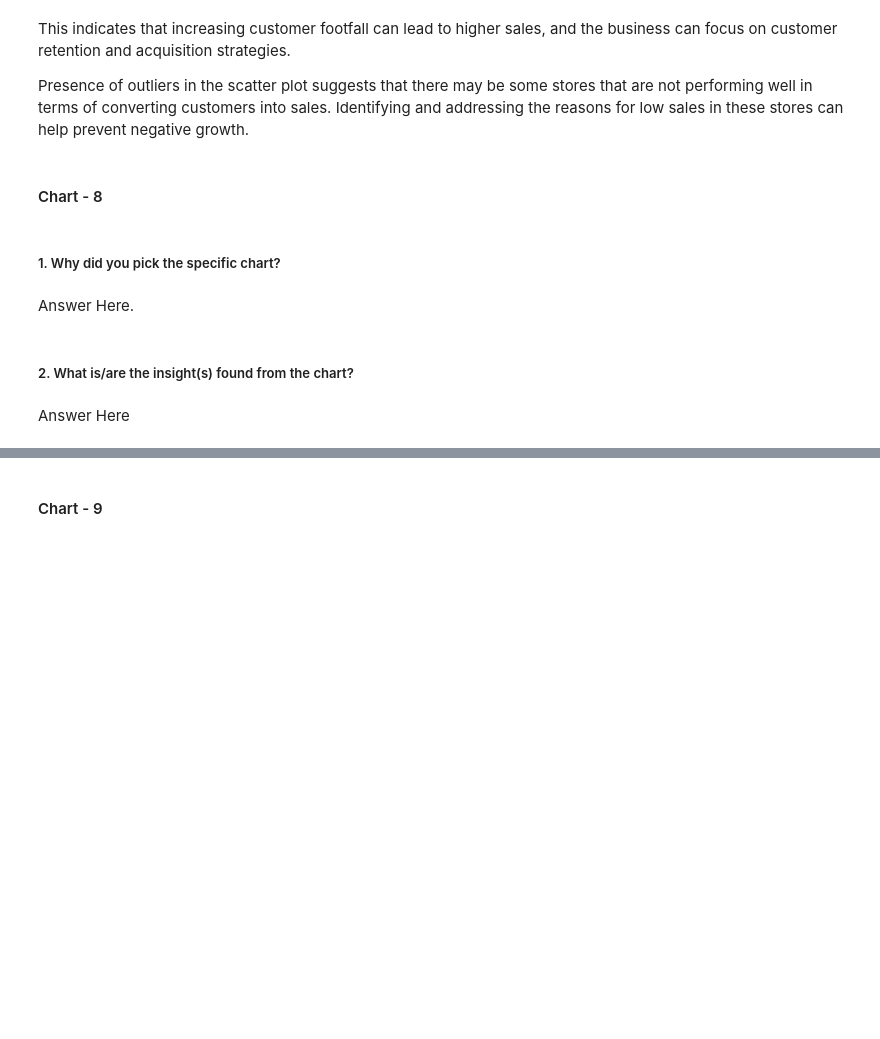
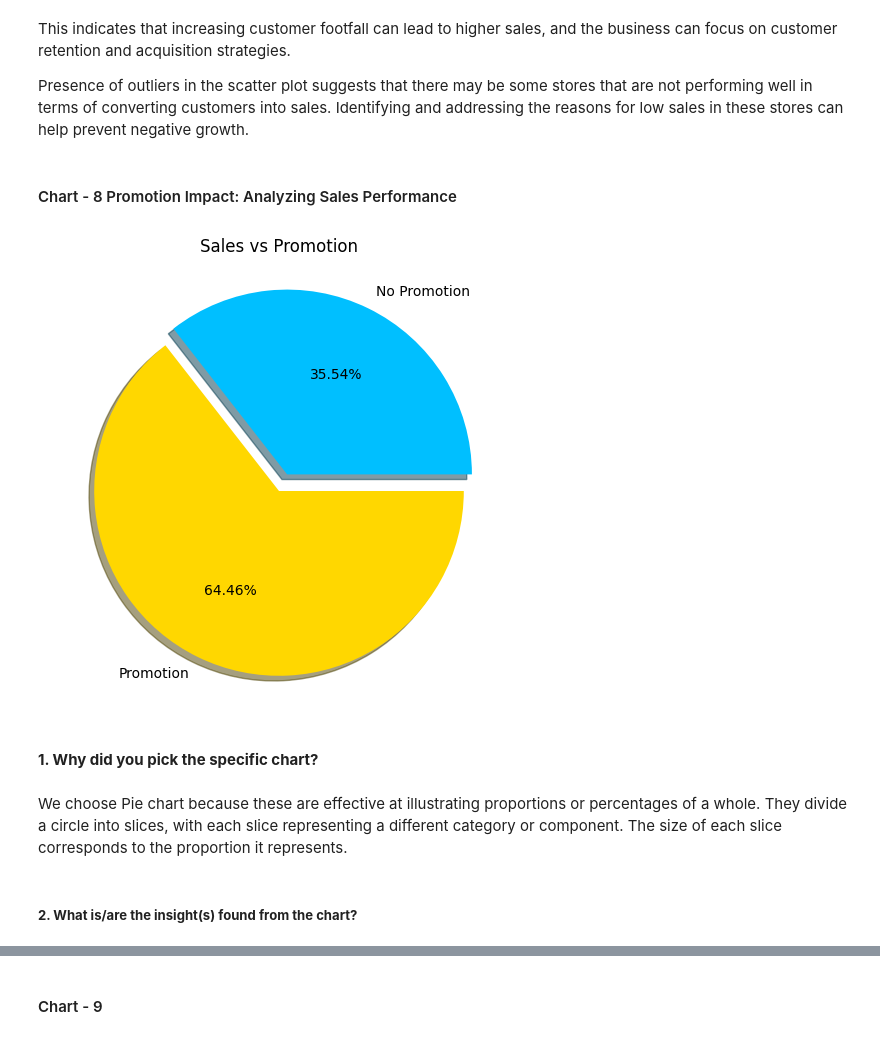
Before and after one commit to kapilkukreja469/Retail_sales_pridiction, a Jupyter notebook: Retail_sales_pridiction_Kapil_kukreja.ipynb, the cells around one changed output, grey strips where cells are left out. Cells and saved outputs as stored; diff of their text form; code cells hidden in the pictures; blank space fills up the shorter version.

```diff
--- a/Retail_sales_pridiction_Kapil_kukreja.ipynb
+++ b/Retail_sales_pridiction_Kapil_kukreja.ipynb
@@ -941,4 +944,4 @@ scatter plot points form an upward sloping pattern and suggests a positive corre
 
 Presence of outliers in the scatter plot suggests that there may be some stores that are not performing well in terms of converting customers into sales. Identifying and addressing the reasons for low sales in these stores can help prevent negative growth.
 # %% [markdown]
-#### Chart - 8
+#### Chart - 8 Promotion Impact: Analyzing Sales Performance
@@ -947,8 +948,17 @@ Presence of outliers in the scatter plot suggests that there may be some stores
+# %%
+# Chart - 8 visualization code
+
+plt.title("Sales vs Promotion")
+labels = 'No Promotion','Promotion'
+sizes = merged_df.groupby("Promo")['Sales'].mean()
+colors = ['deepskyBlue', 'gold']
+plt.pie(sizes, explode=(0.1, 0.0), labels=labels, colors=colors, autopct='%1.2f%%', shadow=True)
+plt.show()
+# %% [output]
+[figure, added]
 # %% [markdown]
-##### 1. Why did you pick the specific chart?
+**1. Why did you pick the specific chart?**
-# %% [markdown]
-Answer Here.
+# %% [markdown]
+We choose Pie chart because these are effective at illustrating proportions or percentages of a whole. They divide a circle into slices, with each slice representing a different category or component. The size of each slice corresponds to the proportion it represents.
 # %% [markdown]
-##### 2. What is/are the insight(s) found from the chart?
+##### **2. What is/are the insight(s) found from the chart?**
-# %% [markdown]
-Answer Here
```
Also changed, not shown: parts of 98 cells of this notebook.
